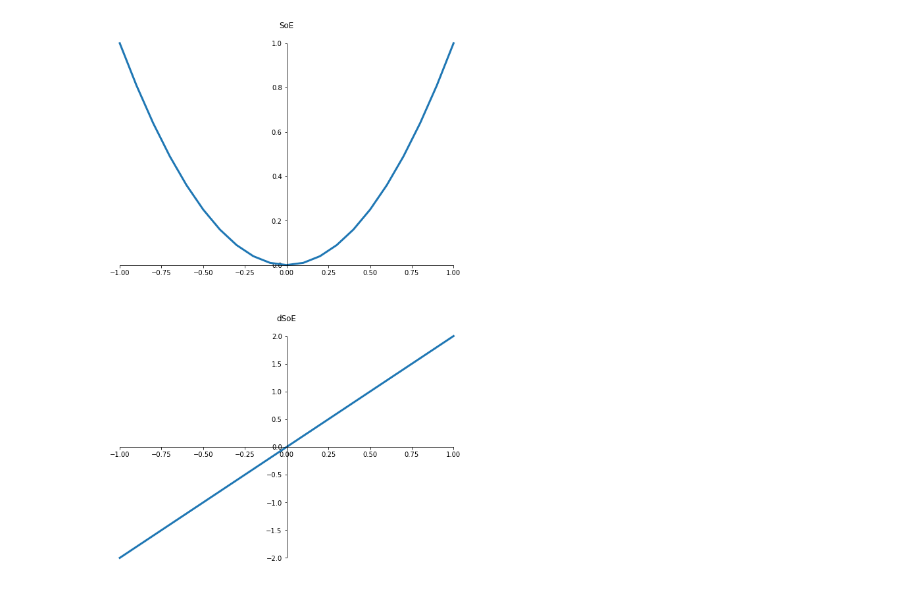
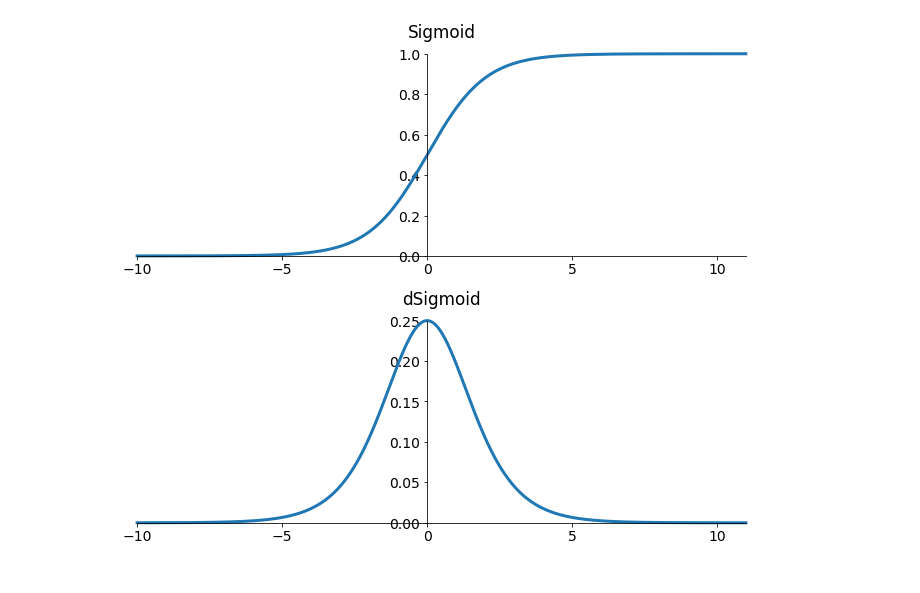
Before and after one commit to sawthiha/do-or-do-not-there-is-no-try, a Jupyter notebook: Implementation/Neural Test.ipynb, the cells around one changed output. Drawn from its saved outputs; the diff is of its cells as text; code cells hidden in the pictures.

```diff
--- a/Implementation/Neural Test.ipynb
+++ b/Implementation/Neural Test.ipynb
@@ -1,5 +1,9 @@
 # %%
 import numpy as np
 import random
+import matplotlib
 import matplotlib.pyplot as plot
+import matplotlib.cm as cm
+from mpl_toolkits.mplot3d import Axes3D
+matplotlib.rcParams.update({'font.size': 14})
 # %%
@@ -319,21 +152,0 @@ for ax in (ax0, ax1):
-# %%
-fig, (ax0, ax1) = plot.subplots(nrows=2, figsize=(10,15))
-
-ax0.plot(x_c, c, linewidth=3)
-ax0.spines['bottom'].set_position('zero')
-ax0.set_title('SoE')
-
-ax1.plot(x_c, c_, linewidth=3)
-ax1.spines['bottom'].set_position('zero')
-ax1.set_title('dSoE')
-
-for ax in (ax0, ax1):
-    ax.spines['top'].set_visible(False)
-    ax.spines['right'].set_visible(False)
-    ax.get_xaxis().tick_bottom()
-    ax.spines['left'].set_position('center')
-    ax.spines['left'].set_smart_bounds(True)
-    ax.spines['bottom'].set_smart_bounds(True)
-    ax.get_yaxis().tick_left()
-# %% [output]
-[figure, removed]
@@ -339,0 +171,35 @@ for ax in (ax0, ax1):
+# %%
+x = np.arange(-10, 11, 0.01, dtype=np.float64)
+
+sg = sigmoid(x)
+sg_ = sigmoid_(x)
+
+th = tanh(x)
+th_ = tanh_(x)
+
+r = relu(x, 0.1)
+r_ = relu_(x, 0.1)
+
+square = soe(x)
+square_ = soe_(x)
+# %%
+fig, (ax0, ax1) = plot.subplots(nrows=2, figsize=(12,9))
+
+ax0.plot(x, sg, linewidth=3)
+ax0.spines['bottom'].set_position('zero')
+ax0.set_title('Sigmoid')
+
+ax1.plot(x, sg_, linewidth=3)
+ax1.spines['bottom'].set_position('zero')
+ax1.set_title('dSigmoid')
+
+for ax in (ax0, ax1):
+    ax.spines['top'].set_visible(False)
+    ax.spines['right'].set_visible(False)
+    ax.get_xaxis().tick_bottom()
+    ax.spines['left'].set_position('zero')
+    ax.spines['left'].set_smart_bounds(True)
+    ax.spines['bottom'].set_smart_bounds(True)
+    ax.get_yaxis().tick_left()
+# %% [output]
+[figure, added]
```
Also changed, not shown: parts of 50 cells of this notebook, 17 other files.
